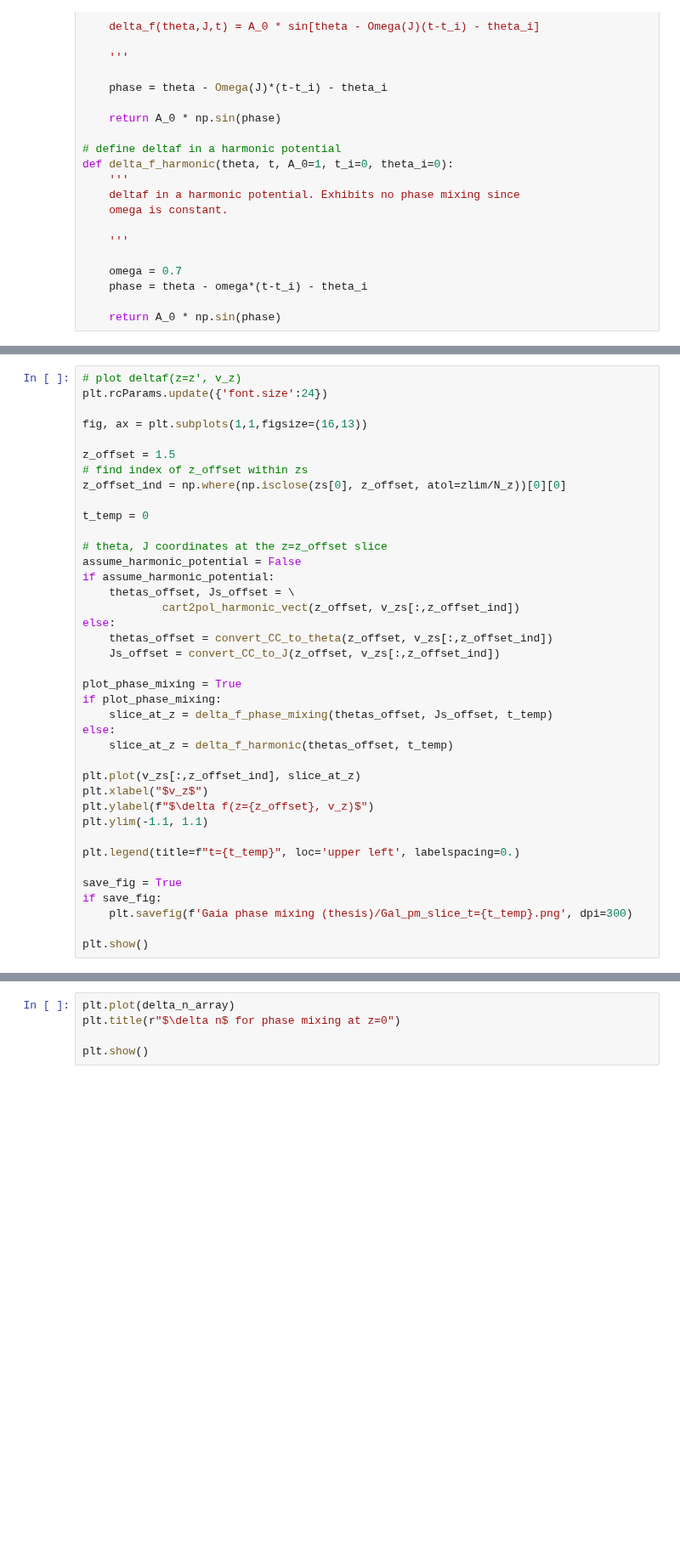
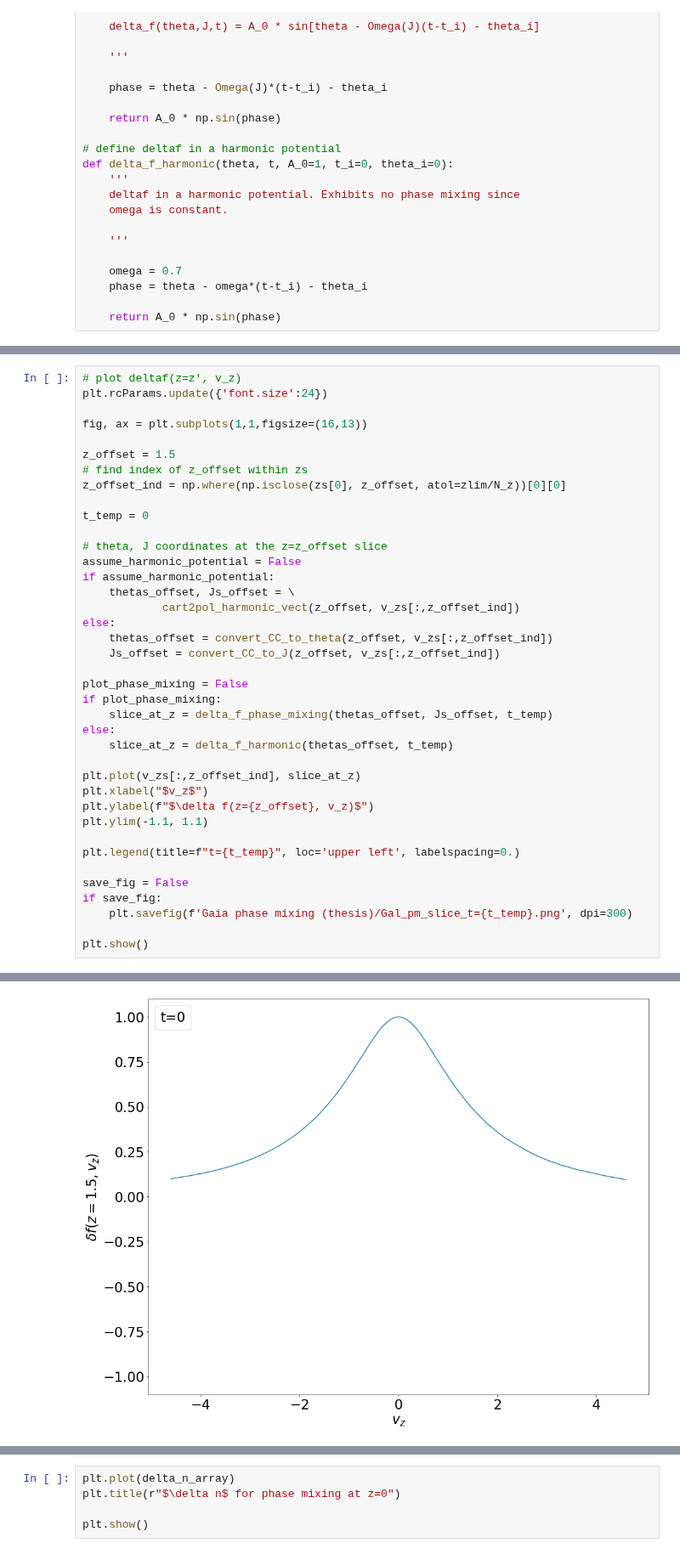
Before and after one commit to Jupiter1994/plasma-echo, a Jupyter notebook: Galactic Phase Mixing and Echo.ipynb, the cells around one changed output, grey strips where cells are left out. Shown at 85% size. Drawn from its saved outputs; the diff is of its cells as text; blank space fills up the shorter version.

```diff
--- a/Galactic Phase Mixing and Echo.ipynb
+++ b/Galactic Phase Mixing and Echo.ipynb
@@ -264,7 +270,7 @@ else:
     thetas_offset = convert_CC_to_theta(z_offset, v_zs[:,z_offset_ind])
     Js_offset = convert_CC_to_J(z_offset, v_zs[:,z_offset_ind])
 
-plot_phase_mixing = True
+plot_phase_mixing = False
 if plot_phase_mixing:
     slice_at_z = delta_f_phase_mixing(thetas_offset, Js_offset, t_temp)
 else:
@@ -277,8 +283,9 @@ plt.ylim(-1.1, 1.1)
 
 plt.legend(title=f"t={t_temp}", loc='upper left', labelspacing=0.)
 
-save_fig = True
+save_fig = False
 if save_fig:
     plt.savefig(f'Gaia phase mixing (thesis)/Gal_pm_slice_t={t_temp}.png', dpi=300)
 
 plt.show()
+# %% [output]
@@ -284,0 +293 @@ plt.show()
+[figure, added]
```
Also changed, not shown: parts of 6 cells of this notebook.
